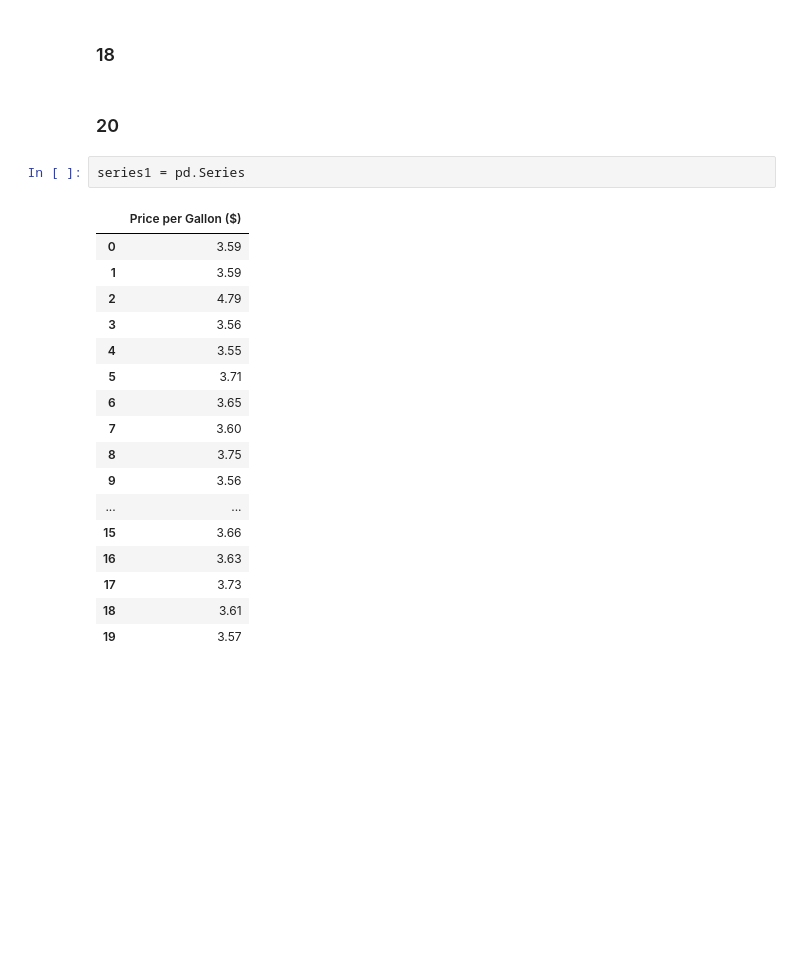
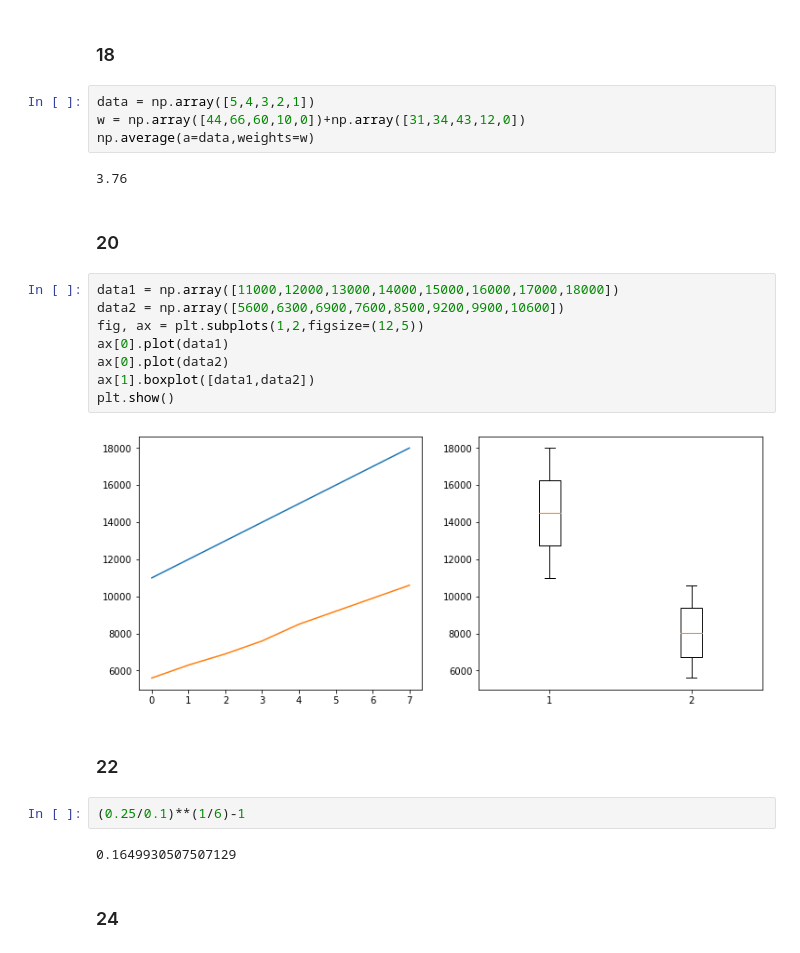
Before and after one commit to guotree/Statistics_For_Business_and_Economics, a Jupyter notebook: notebook/第三章.ipynb, the cells around one changed output. Cells and saved outputs as stored; diff of their text form; blank space fills up the shorter version.

```diff
--- a/notebook/第三章.ipynb
+++ b/notebook/第三章.ipynb
@@ -128,25 +128,29 @@ print("平均等级分：{}".format(avg))
 平均等级分：2.5
 # %% [markdown]
 ### 18
+# %%
+data = np.array([5,4,3,2,1])
+w = np.array([44,66,60,10,0])+np.array([31,34,43,12,0])
+np.average(a=data,weights=w)
+# %% [output]
+3.76
 # %% [markdown]
 ### 20
 # %%
-series1 = pd.Series
+data1 = np.array([11000,12000,13000,14000,15000,16000,17000,18000])
+data2 = np.array([5600,6300,6900,7600,8500,9200,9900,10600])
+fig, ax = plt.subplots(1,2,figsize=(12,5))
+ax[0].plot(data1)
+ax[0].plot(data2)
+ax[1].boxplot([data1,data2])
+plt.show()
 # %% [output]
-|  | Price per Gallon ($) |
-| 0 | 3.59 |
-| 1 | 3.59 |
-| 2 | 4.79 |
-| 3 | 3.56 |
-| 4 | 3.55 |
-| 5 | 3.71 |
-| 6 | 3.65 |
-| 7 | 3.60 |
-| 8 | 3.75 |
-| 9 | 3.56 |
-| ... | ... |
-| 15 | 3.66 |
-| 16 | 3.63 |
-| 17 | 3.73 |
-| 18 | 3.61 |
-| 19 | 3.57 |
+[figure, added]
+# %% [markdown]
+### 22
+# %%
+(0.25/0.1)**(1/6)-1
+# %% [output]
+0.1649930507507129
+# %% [markdown]
+### 24
```
Also changed, not shown: parts of 26 cells of this notebook, 1 other file.
